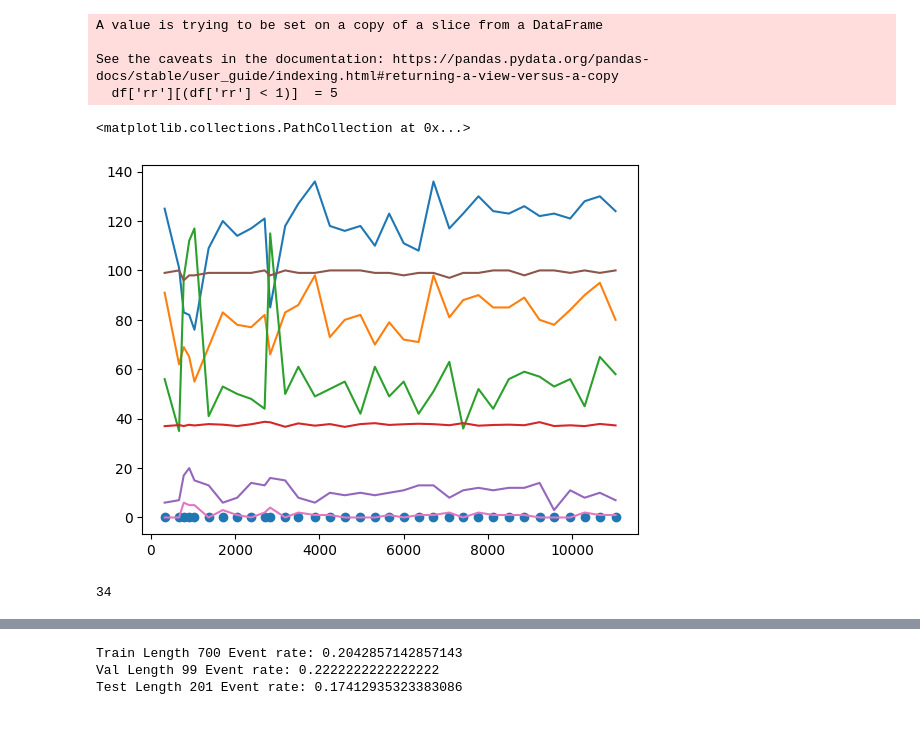
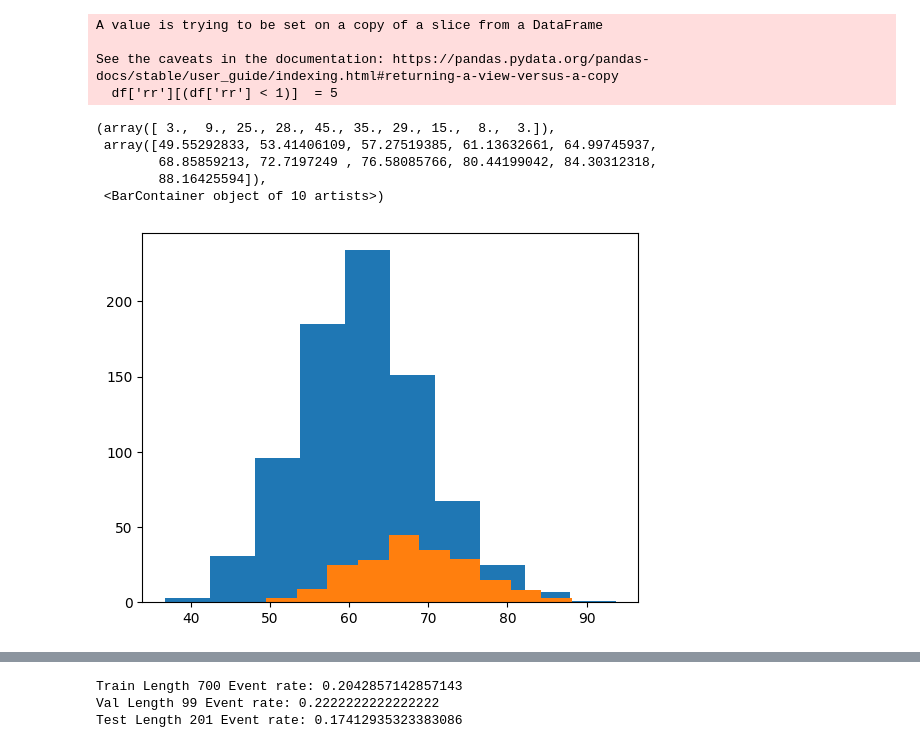
Before and after one commit to GassyAllan/GRU_D_EWS, a Jupyter notebook: GRU_D_Model/GRU_D_Demo.ipynb, the cells around one changed output, grey strips where cells are left out. Saved outputs shown, nothing was run; the diff lists cells and outputs as text; code cells hidden in the pictures.

```diff
--- a/GRU_D_Model/GRU_D_Demo.ipynb
+++ b/GRU_D_Model/GRU_D_Demo.ipynb
@@ -35,23 +35,19 @@ A value is trying to be set on a copy of a slice from a DataFrame
 
 See the caveats in the documentation: https://pandas.pydata.org/pandas-docs/stable/user_guide/indexing.html#returning-a-view-versus-a-copy
   df['rr'][(df['rr'] < 1)]  = 5
-# %%
-data = df[df['episode_id'] == 2878]
-
-plt.plot(data['anchor_time'], data['sbp'])
-plt.plot(data['anchor_time'], data['dbp'])
-plt.plot(data['anchor_time'], data['hr'])
-plt.plot(data['anchor_time'], data['temp'])
-plt.plot(data['anchor_time'], data['rr'])
-plt.plot(data['anchor_time'], data['spo2'])
-plt.plot(data['anchor_time'], data['flow'])
-
-plt.scatter(data['anchor_time'], data['outcome_in_24hrs']*175)
-# plt.legend(cols[1:])
-# %% [output]
-<matplotlib.collections.PathCollection at 0x...>
-[figure, removed]
-# %%
-len(data)
-# %% [output]
-34
+# %%
+from scipy.stats import poisson, gamma, beta
+
+# Poisson distribution
+dead_ages = gamma(a=68, scale=1).rvs(size=200)
+alive_ages = gamma(a=62, scale=1).rvs(size=800)
+
+plt.hist(alive_ages)
+plt.hist(dead_ages)
+# %% [output]
+(array([ 3.,  9., 25., 28., 45., 35., 29., 15.,  8.,  3.]),
+ array([49.55292833, 53.41406109, 57.27519385, 61.13632661, 64.99745937,
+        68.85859213, 72.7197249 , 76.58085766, 80.44199042, 84.30312318,
+        88.16425594]),
+ <BarContainer object of 10 artists>)
+[figure, added]
```
Also changed, not shown: parts of 67 cells of this notebook.
